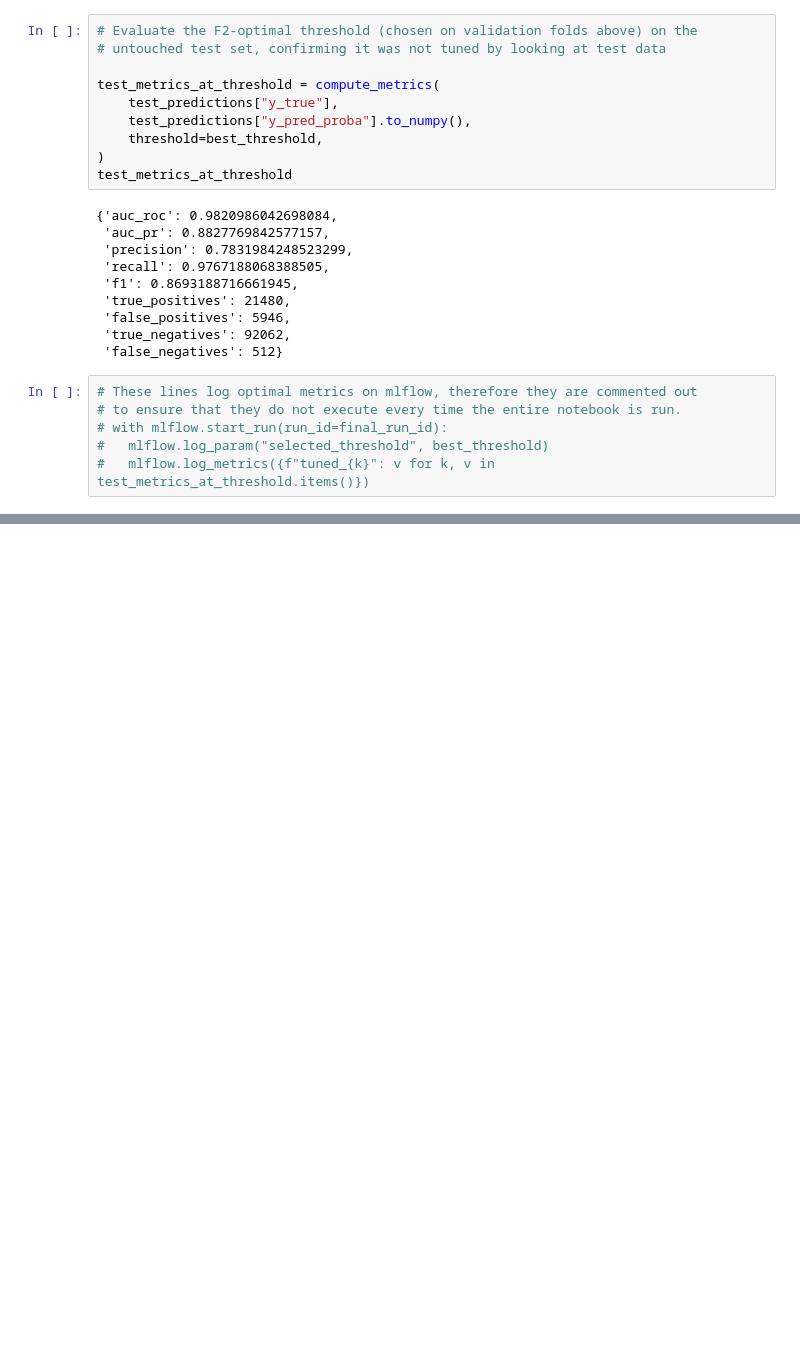
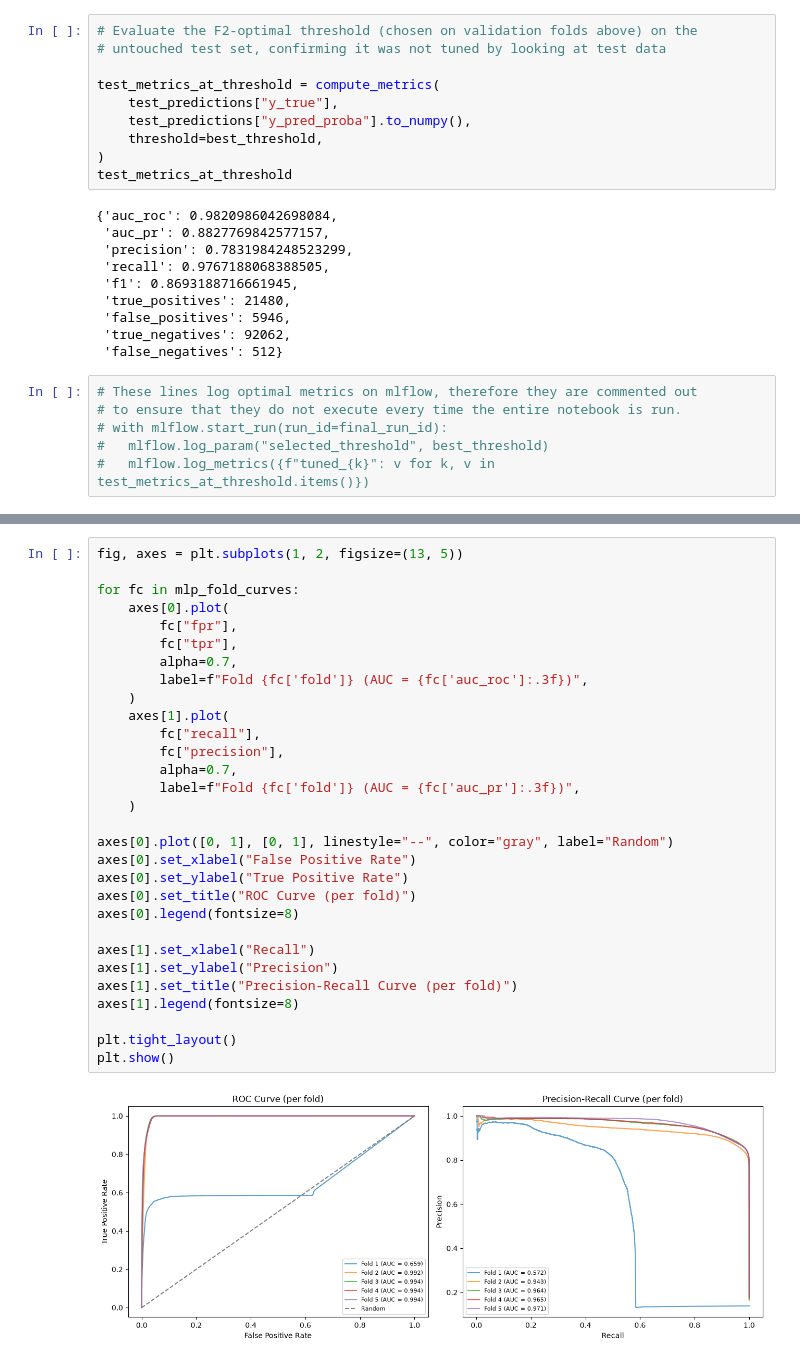
Before and after one commit to simonescrofana/credit-default-pipeline, a Jupyter notebook: ml/evaluation/plots.ipynb, the cells around one changed output, grey strips where cells are left out. Drawn from its saved outputs; the diff is of its cells as text; blank space fills up the shorter version.

```diff
--- a/ml/evaluation/plots.ipynb
+++ b/ml/evaluation/plots.ipynb
@@ -297,0 +483,32 @@ test_metrics_at_threshold
+# %%
+fig, axes = plt.subplots(1, 2, figsize=(13, 5))
+
+for fc in mlp_fold_curves:
+    axes[0].plot(
+        fc["fpr"],
+        fc["tpr"],
+        alpha=0.7,
+        label=f"Fold {fc['fold']} (AUC = {fc['auc_roc']:.3f})",
+    )
+    axes[1].plot(
+        fc["recall"],
+        fc["precision"],
+        alpha=0.7,
+        label=f"Fold {fc['fold']} (AUC = {fc['auc_pr']:.3f})",
+    )
+
+axes[0].plot([0, 1], [0, 1], linestyle="--", color="gray", label="Random")
+axes[0].set_xlabel("False Positive Rate")
+axes[0].set_ylabel("True Positive Rate")
+axes[0].set_title("ROC Curve (per fold)")
+axes[0].legend(fontsize=8)
+
+axes[1].set_xlabel("Recall")
+axes[1].set_ylabel("Precision")
+axes[1].set_title("Precision-Recall Curve (per fold)")
+axes[1].legend(fontsize=8)
+
+plt.tight_layout()
+plt.show()
+# %% [output]
+[figure, added]
```
Also changed, not shown: parts of 17 cells of this notebook, 2 other files.
